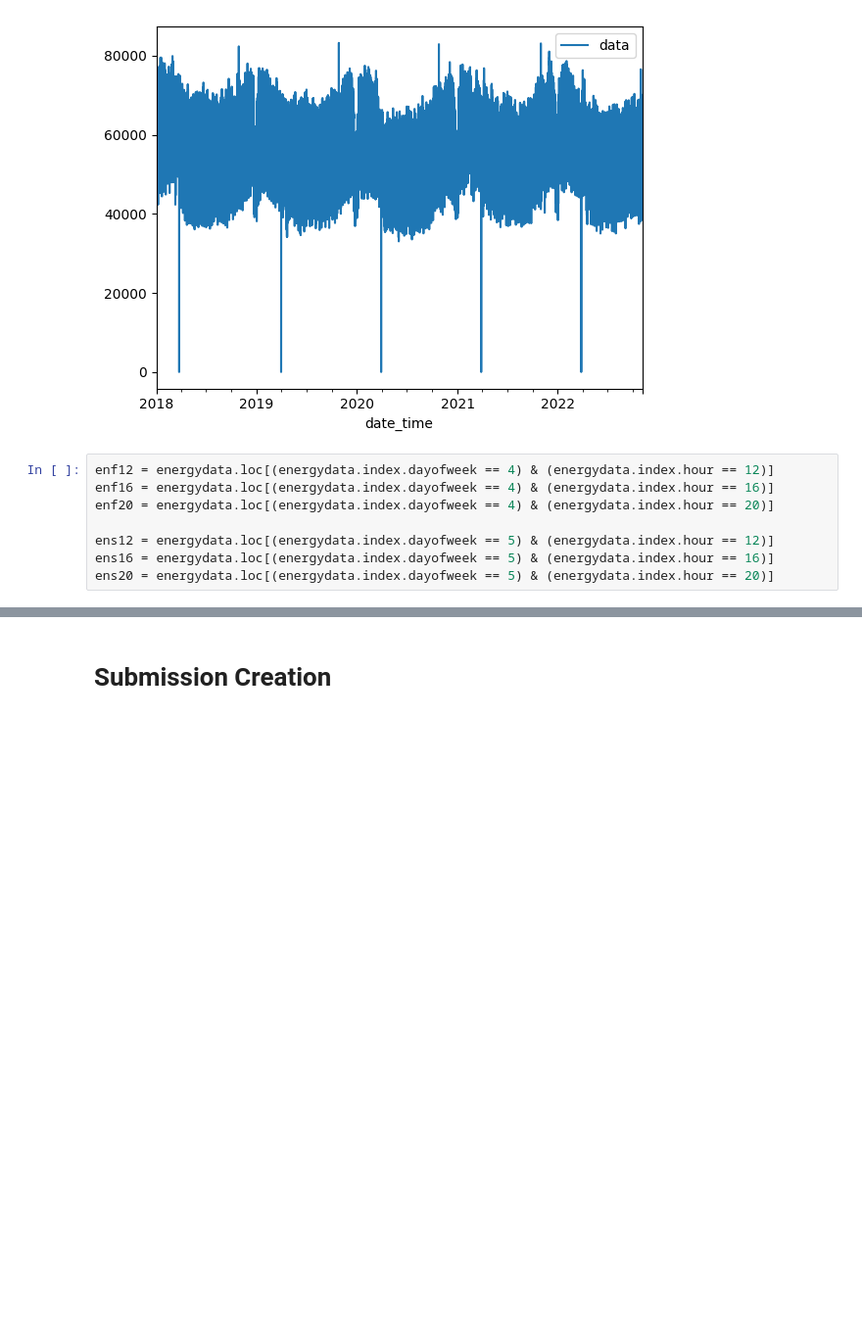
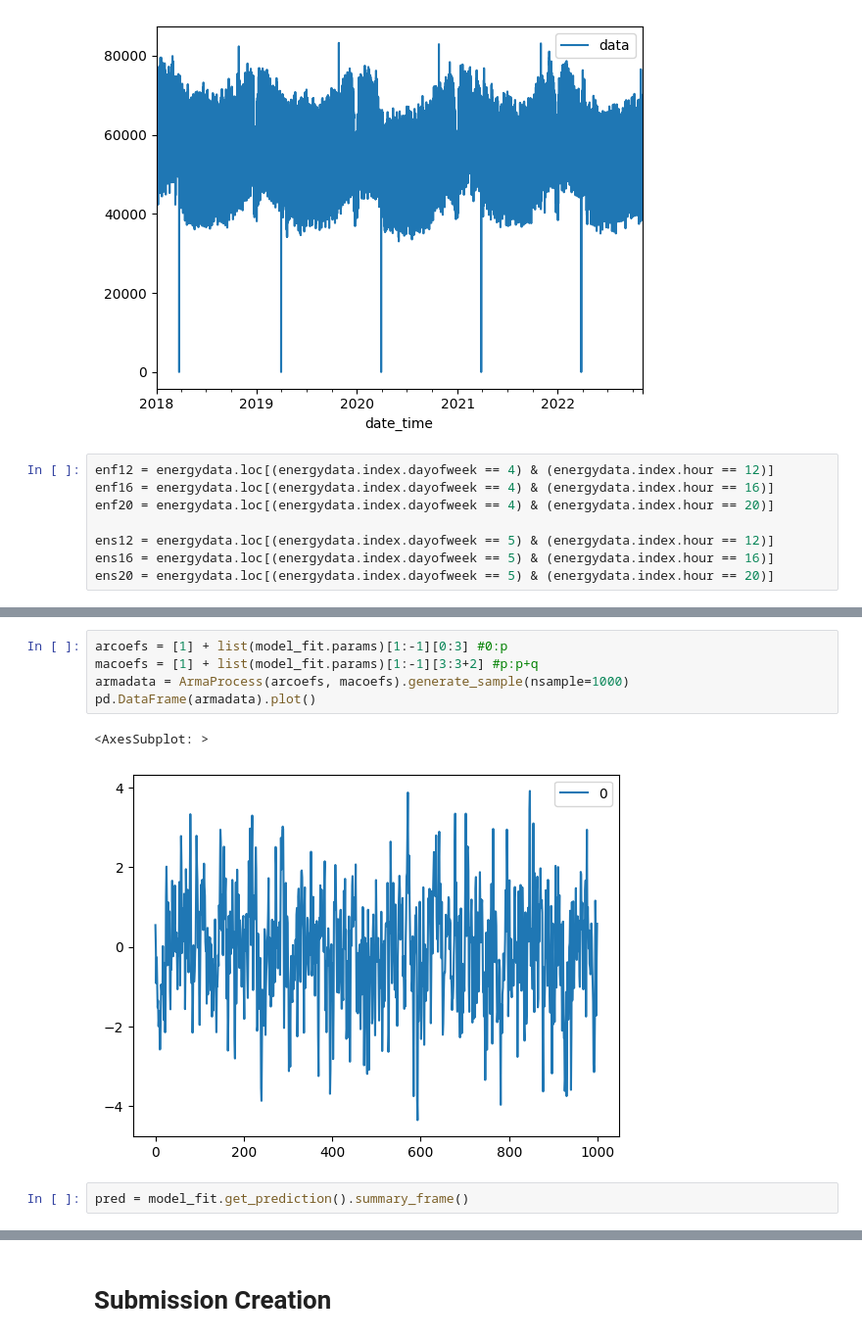
Before and after one commit to FabianWylczoch/Forecasting, a Jupyter notebook: PTSFC.ipynb, the cells around one changed output, grey strips where cells are left out. Shown: that part at 98% size. Saved outputs shown, nothing was run; the diff lists cells and outputs as text; blank space fills up the shorter version.

```diff
--- a/PTSFC.ipynb
+++ b/PTSFC.ipynb
@@ -418,0 +442,10 @@ enf20.plot()
+# %%
+arcoefs = [1] + list(model_fit.params)[1:-1][0:3] #0:p
+macoefs = [1] + list(model_fit.params)[1:-1][3:3+2] #p:p+q
+armadata = ArmaProcess(arcoefs, macoefs).generate_sample(nsample=1000)
+pd.DataFrame(armadata).plot()
+# %% [output]
+<AxesSubplot: >
+[figure, added]
+# %%
+pred = model_fit.get_prediction().summary_frame()
```
Also changed, not shown: parts of 20 cells of this notebook.
